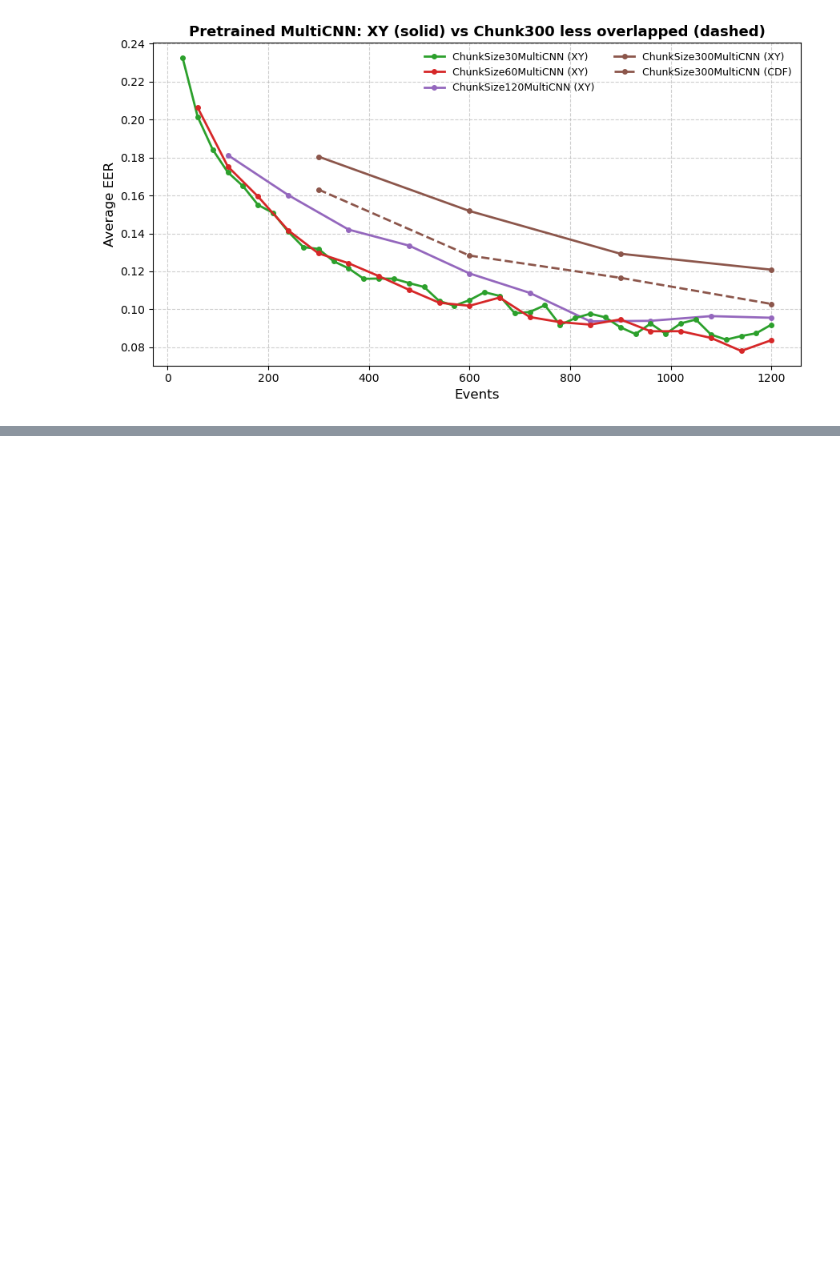
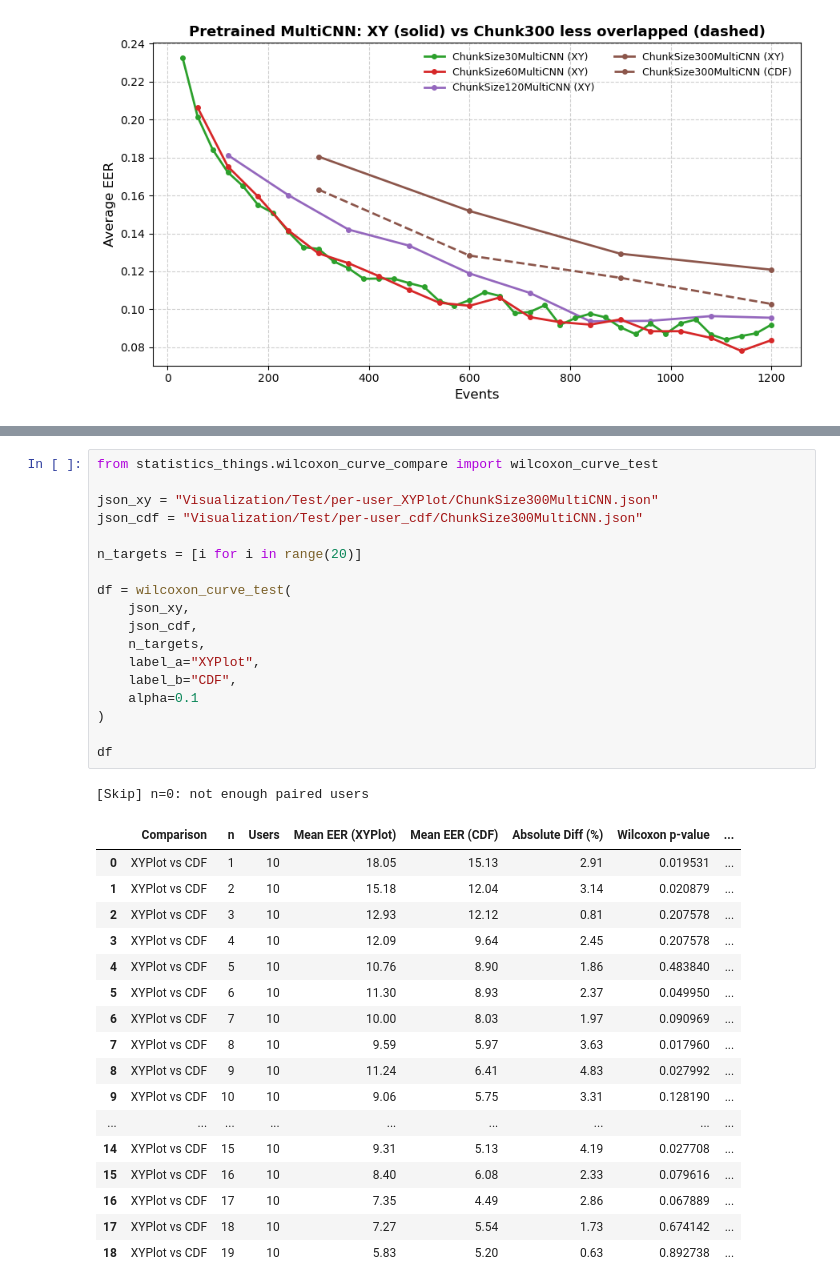
Before and after one commit to S-lijun/Mouse_Dynamics, a Jupyter notebook: Results_New.ipynb, the cells around one changed output, grey strips where cells are left out. Cells and saved outputs as stored; diff of their text form; blank space fills up the shorter version.

```diff
--- a/Results_New.ipynb
+++ b/Results_New.ipynb
@@ -437,0 +438,37 @@ plot_chunk_xy_cdf_curves(
+# %%
+from statistics_things.wilcoxon_curve_compare import wilcoxon_curve_test
+
+json_xy = "Visualization/Test/per-user_XYPlot/ChunkSize300MultiCNN.json"
+json_cdf = "Visualization/Test/per-user_cdf/ChunkSize300MultiCNN.json"
+
+n_targets = [i for i in range(20)]
+
+df = wilcoxon_curve_test(
+    json_xy,
+    json_cdf,
+    n_targets,
+    label_a="XYPlot",
+    label_b="CDF",
+    alpha=0.1
+)
+
+df
+# %% [output]
+[Skip] n=0: not enough paired users
+|  | Comparison | n | Users | Mean EER (XYPlot) | Mean EER (CDF) | Absolute Diff (%) | Wilcoxon p-value | ... |
+| 0 | XYPlot vs CDF | 1 | 10 | 18.05 | 15.13 | 2.91 | 0.019531 | ... |
+| 1 | XYPlot vs CDF | 2 | 10 | 15.18 | 12.04 | 3.14 | 0.020879 | ... |
+| 2 | XYPlot vs CDF | 3 | 10 | 12.93 | 12.12 | 0.81 | 0.207578 | ... |
+| 3 | XYPlot vs CDF | 4 | 10 | 12.09 | 9.64 | 2.45 | 0.207578 | ... |
+| 4 | XYPlot vs CDF | 5 | 10 | 10.76 | 8.90 | 1.86 | 0.483840 | ... |
+| 5 | XYPlot vs CDF | 6 | 10 | 11.30 | 8.93 | 2.37 | 0.049950 | ... |
+| 6 | XYPlot vs CDF | 7 | 10 | 10.00 | 8.03 | 1.97 | 0.090969 | ... |
+| 7 | XYPlot vs CDF | 8 | 10 | 9.59 | 5.97 | 3.63 | 0.017960 | ... |
+| 8 | XYPlot vs CDF | 9 | 10 | 11.24 | 6.41 | 4.83 | 0.027992 | ... |
+| 9 | XYPlot vs CDF | 10 | 10 | 9.06 | 5.75 | 3.31 | 0.128190 | ... |
+| ... | ... | ... | ... | ... | ... | ... | ... | ... |
+| 14 | XYPlot vs CDF | 15 | 10 | 9.31 | 5.13 | 4.19 | 0.027708 | ... |
+| 15 | XYPlot vs CDF | 16 | 10 | 8.40 | 6.08 | 2.33 | 0.079616 | ... |
+| 16 | XYPlot vs CDF | 17 | 10 | 7.35 | 4.49 | 2.86 | 0.067889 | ... |
+| 17 | XYPlot vs CDF | 18 | 10 | 7.27 | 5.54 | 1.73 | 0.674142 | ... |
+| 18 | XYPlot vs CDF | 19 | 10 | 5.83 | 5.20 | 0.63 | 0.892738 | ... |
```
Also changed, not shown: parts of 1 cell of this notebook, 2 other files.
